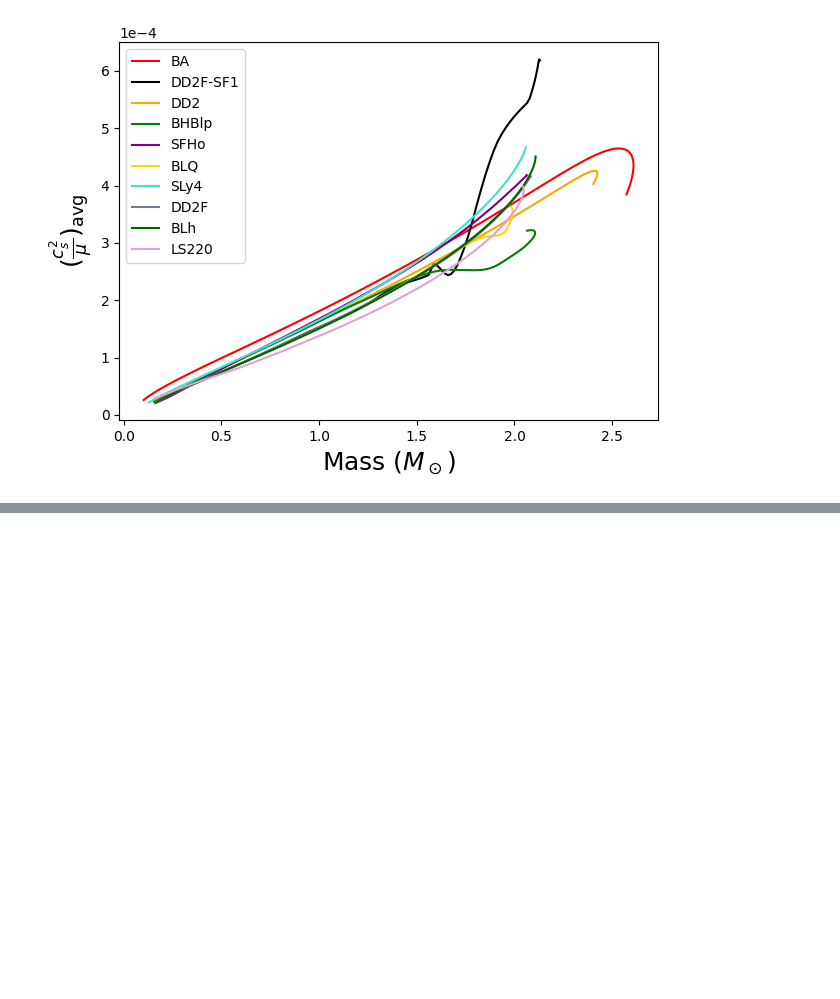
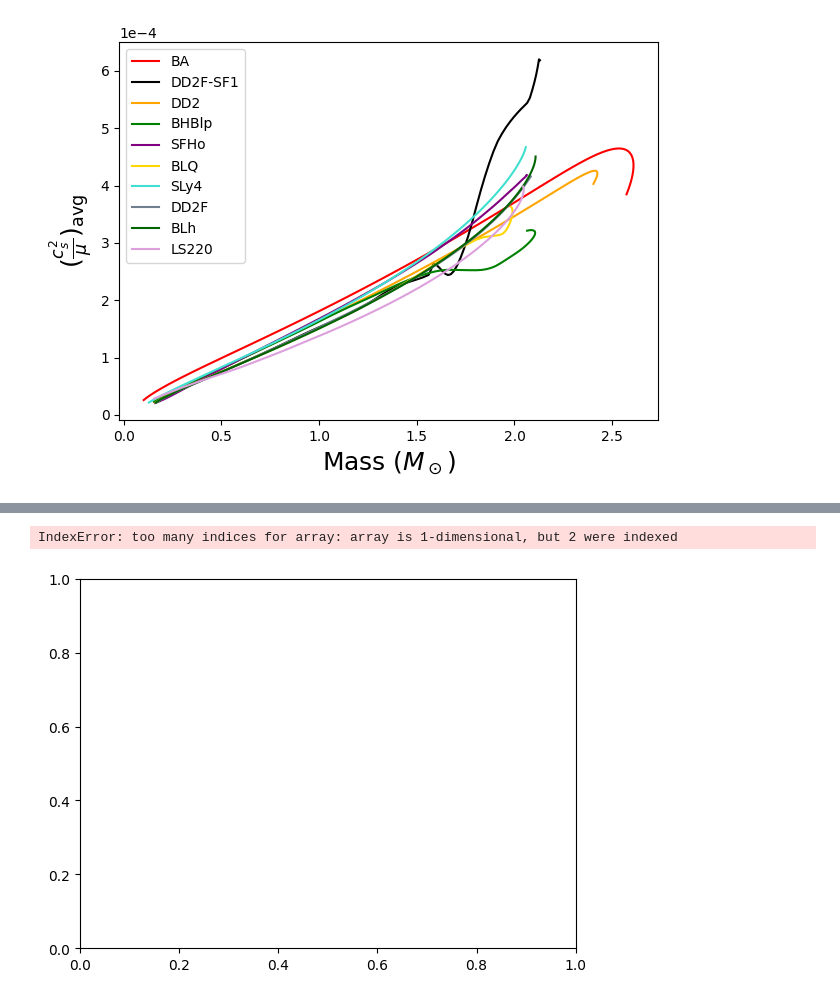
Before and after one commit to astro-man98/High_Density_Sound_Speed, a Jupyter notebook: CORE_FIgures.ipynb, the cells around one changed output, grey strips where cells are left out. Cells and saved outputs as stored; diff of their text form; code cells hidden in the pictures; blank space fills up the shorter version.

```diff
--- a/CORE_FIgures.ipynb
+++ b/CORE_FIgures.ipynb
@@ -213,0 +246,26 @@ eos_qur_cs2muC_fig.savefig('./Figures/Final_Paper_Figs/Mfpk_cs2_mu_Cm5_CORE.pdf'
+# %%
+eos_Core_qur = ["BHBlp","DD2","LS220","BLh","BLQ"]
+eos_Core_qur_colors = ["green","brown","red","black","purple"]
+
+axes_label_fontsize = 18
+tick_label_fontsize = 12
+text_fontsize = 16
+point_size = 90
+eos_qur_cs2muC_fig,eos_qur_cs2muC_axes = plt.subplots(1)
+for i,eos in enumerate(eos_Core_qur):
+    cs2_mu_data = np.loadtxt(f'./Figure_Data/CORE/Mf2_cs2_mu/{eos}_cs2_mu_C.txt')
+    eos_qur_cs2muC_axes.scatter(cs2_mu_data[:,0],cs2_mu_data[:,1],color = eos_Core_qur_colors[i],label=eos,s=75)
+
+
+eos_qur_cs2muC_axes.set_ylabel(r'$Mf_{\text{peak}}$',fontsize=axes_label_fontsize)
+eos_qur_cs2muC_axes.set_xlabel(r'$(c_{s}^2/\mu)_{\text{avg}} C^{-1} \text{ (MeV}^{-1})$',fontsize=axes_label_fontsize)
+eos_qur_cs2muC_axes.tick_params(labelsize=tick_label_fontsize)
+eos_qur_cs2muC_axes.ticklabel_format(style='sci',axis='x',scilimits=(0,0))
+eos_qur_cs2muC_axes.legend()
+eos_qur_cs2muC_axes.set_ylim([0.020,0.045])
+eos_qur_cs2muC_fig.tight_layout()
+
+eos_qur_cs2muC_fig.savefig('./Figures/Final_Paper_Figs/Mfpk_cs2_mu_C_CORE.pdf',format='pdf',dpi = 300)
+# %% [output]
+IndexError: too many indices for array: array is 1-dimensional, but 2 were indexed
+[figure, added]
```
Also changed, not shown: parts of 5 cells of this notebook, 47 other files.
